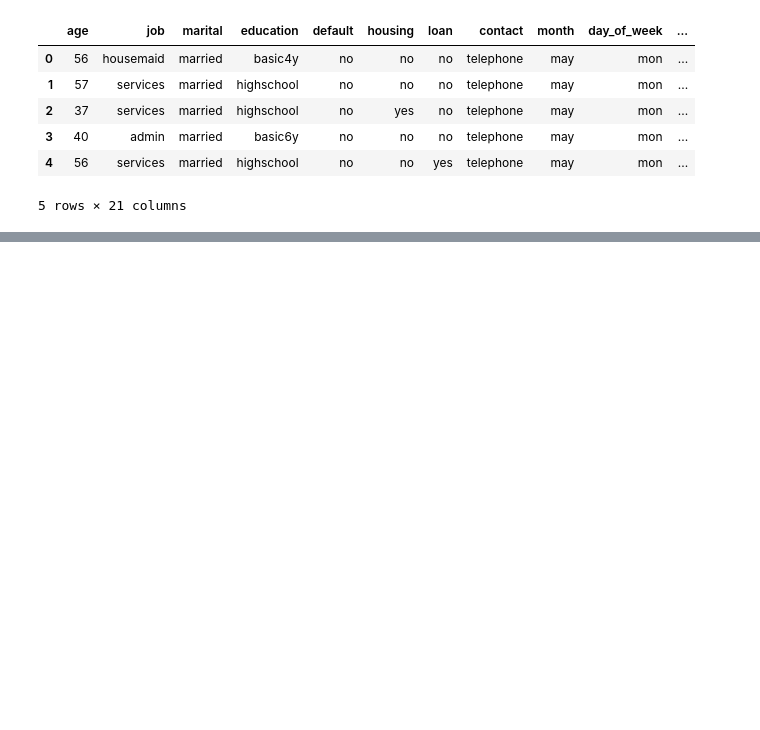
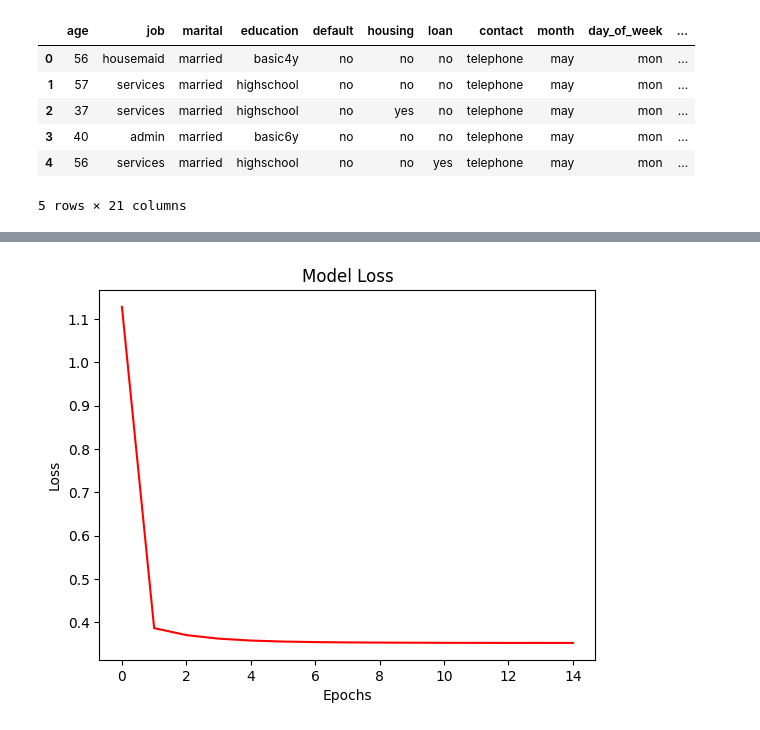
Before and after one commit to Yehan-Manodya/CM2604-Machine-learning-cw, a Jupyter notebook: Untitled1.ipynb, the cells around one changed output, grey strips where cells are left out. Saved outputs shown, nothing was run; the diff lists cells and outputs as text; code cells hidden in the pictures; blank space fills up the shorter version.

Commit message:
Neural Network Model

```diff
--- a/Untitled1.ipynb
+++ b/Untitled1.ipynb
@@ -318,0 +424,10 @@ dataset.head()
+# %%
+#Visualize the model loss
+losses = history.history['loss']
+plt.plot(range(len(losses)), losses, 'r')
+plt.title('Model Loss')
+plt.xlabel('Epochs')
+plt.ylabel('Loss')
+plt.show()
+# %% [output]
+[figure, added]
```
Also changed, not shown: parts of 4 cells of this notebook.
